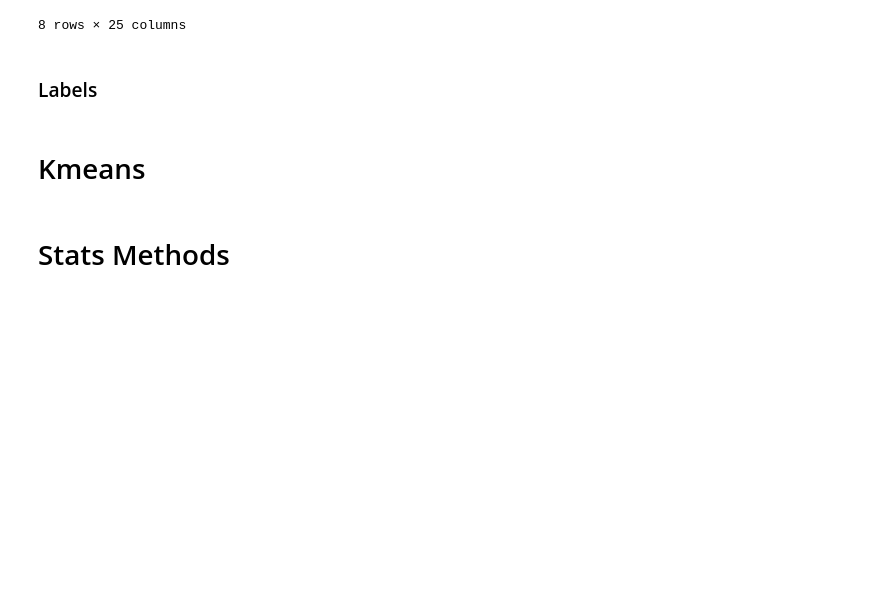
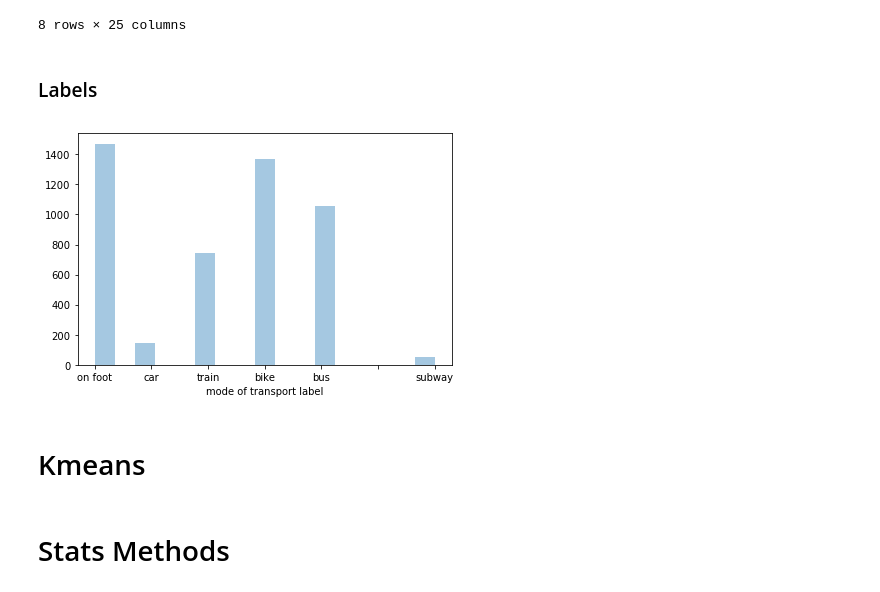
Before and after one commit to MihaiVisu/HonoursProject, a Jupyter notebook: notebooks/mixed_final_model.ipynb, the cells around one changed output. Drawn from its saved outputs; the diff is of its cells as text; code cells hidden in the pictures; blank space fills up the shorter version.

```diff
--- a/notebooks/mixed_final_model.ipynb
+++ b/notebooks/mixed_final_model.ipynb
@@ -128,6 +136,16 @@ data.describe()
 ### Labels
 # %%
 labels_idx = np.array([0, 1, 2, 3, 4, 6])
+# %%
+hist = plt.figure()
+g = sns.distplot(data['environment_index'], kde=False)
+g.set_xticklabels(['', 'on foot', 'car', 'train', 'bike', 'bus', '', 'subway'])
+plt.xlabel('mode of transport label')
+plt.tight_layout()
+hist.savefig('../report/distribution.pdf')
+plt.show()
+# %% [output]
+[figure, added]
 # %% [markdown]
 # Kmeans
 # %%
```
Also changed, not shown: parts of 45 cells of this notebook, 1 other file.
